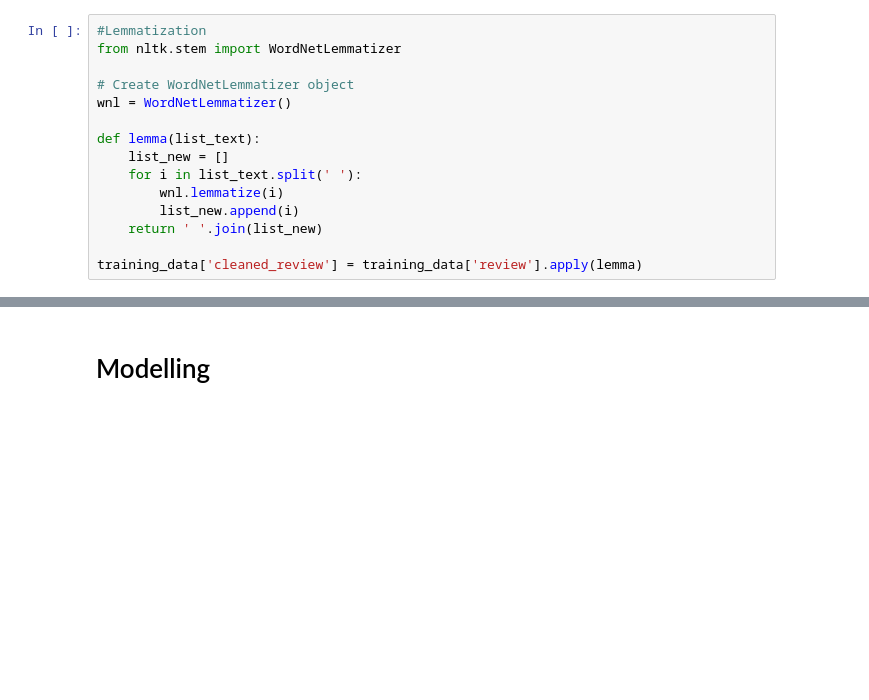
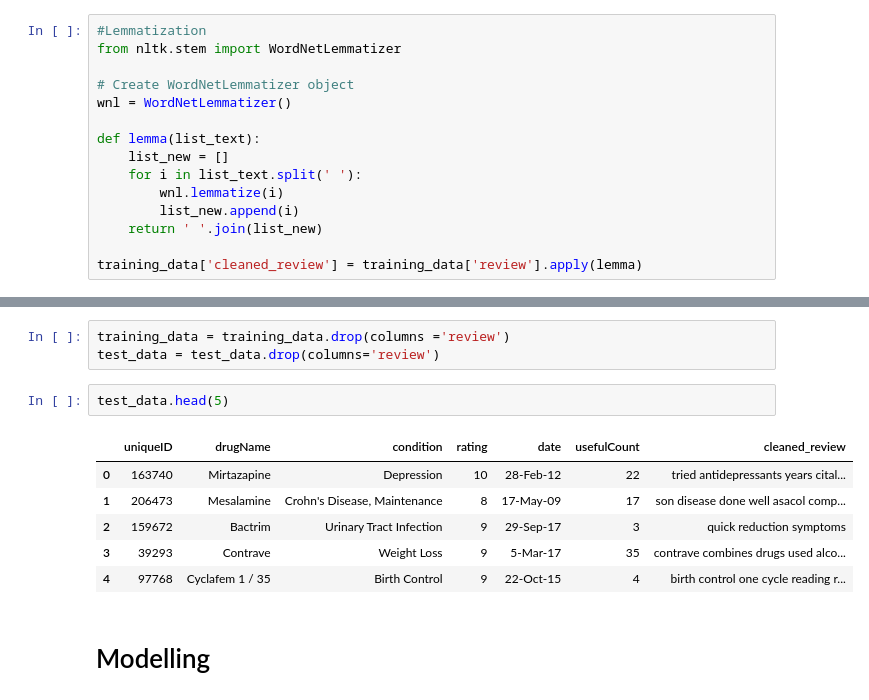
Before and after one commit to FlavianMiano/Disease-Prediction-with-NLP, a Jupyter notebook: index.ipynb, the cells around one changed output, grey strips where cells are left out. Drawn from its saved outputs; the diff is of its cells as text; blank space fills up the shorter version.

```diff
--- a/index.ipynb
+++ b/index.ipynb
@@ -394,6 +395,18 @@ test_data.head()
 | 2 | 159672 | Bactrim | Urinary Tract Infection | quick reduction symptoms | 9 | 29-Sep-17 | 3 | quick reduction symptoms |
 | 3 | 39293 | Contrave | Weight Loss | contrave combines drugs used alco... | 9 | 5-Mar-17 | 35 | contrave combines drugs used alco... |
 | 4 | 97768 | Cyclafem 1 / 35 | Birth Control | birth control one cycle reading r... | 9 | 22-Oct-15 | 4 | birth control one cycle reading r... |
+# %%
+training_data = training_data.drop(columns ='review')
+test_data = test_data.drop(columns='review')
+# %%
+test_data.head(5)
+# %% [output]
+|  | uniqueID | drugName | condition | rating | date | usefulCount | cleaned_review |
+| 0 | 163740 | Mirtazapine | Depression | 10 | 28-Feb-12 | 22 | tried antidepressants years cital... |
+| 1 | 206473 | Mesalamine | Crohn's Disease, Maintenance | 8 | 17-May-09 | 17 | son disease done well asacol comp... |
+| 2 | 159672 | Bactrim | Urinary Tract Infection | 9 | 29-Sep-17 | 3 | quick reduction symptoms |
+| 3 | 39293 | Contrave | Weight Loss | 9 | 5-Mar-17 | 35 | contrave combines drugs used alco... |
+| 4 | 97768 | Cyclafem 1 / 35 | Birth Control | 9 | 22-Oct-15 | 4 | birth control one cycle reading r... |
 # %% [markdown]
 # Modelling
 # %%
```
Also changed, not shown: parts of 9 cells of this notebook.
